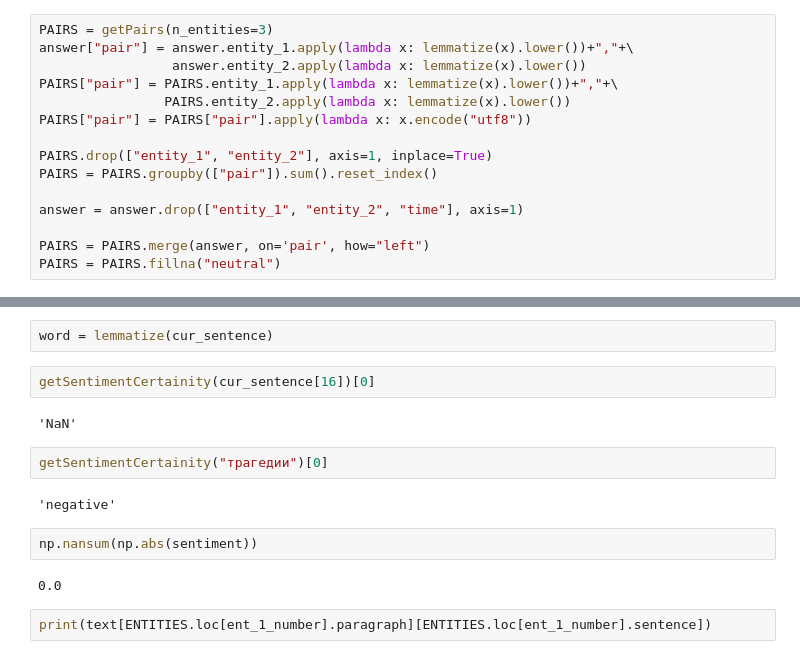
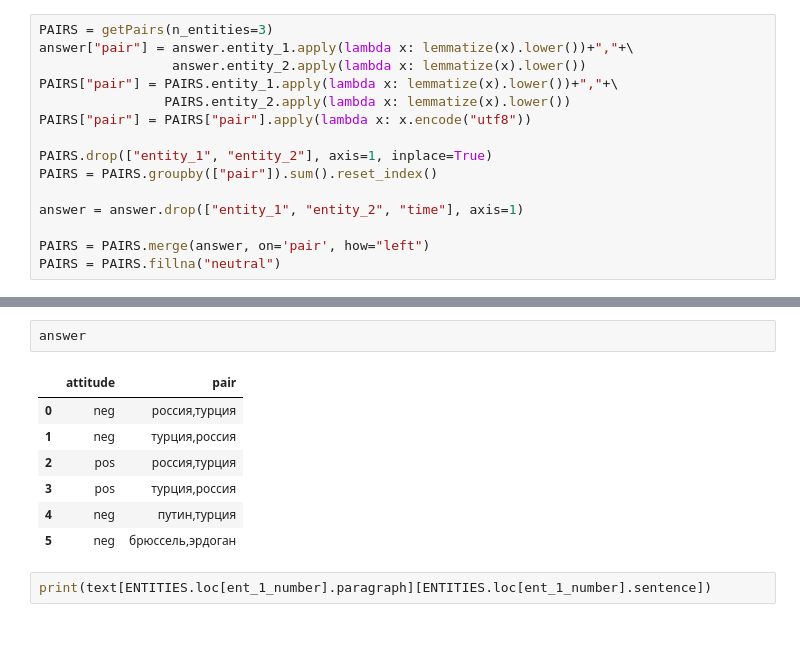
Before and after one commit to DmitrySerg/HSE-NLP-Summer-School, a Jupyter notebook: NLP_summerschool.ipynb, the cells around one changed output, grey strips where cells are left out. Drawn from its saved outputs; the diff is of its cells as text; blank space fills up the shorter version.

```diff
--- a/NLP_summerschool.ipynb
+++ b/NLP_summerschool.ipynb
@@ -456,17 +427,13 @@ Name: attitude, dtype: int64
-# %%
-word = lemmatize(cur_sentence)
-# %%
-getSentimentCertainity(cur_sentence[16])[0]
-# %% [output]
-'NaN'
-# %%
-getSentimentCertainity("трагедии")[0]
-# %% [output]
-'negative'
-# %%
-np.nansum(np.abs(sentiment))
-# %% [output]
-0.0
+# %%
+answer
+# %% [output]
+|  | attitude | pair |
+| 0 | neg | россия,турция |
+| 1 | neg | турция,россия |
+| 2 | pos | россия,турция |
+| 3 | pos | турция,россия |
+| 4 | neg | путин,турция |
+| 5 | neg | брюссель,эрдоган |
 # %%
 print(text[ENTITIES.loc[ent_1_number].paragraph][ENTITIES.loc[ent_1_number].sentence])
 # %% [output]
```
Also changed, not shown: parts of 16 cells of this notebook.
